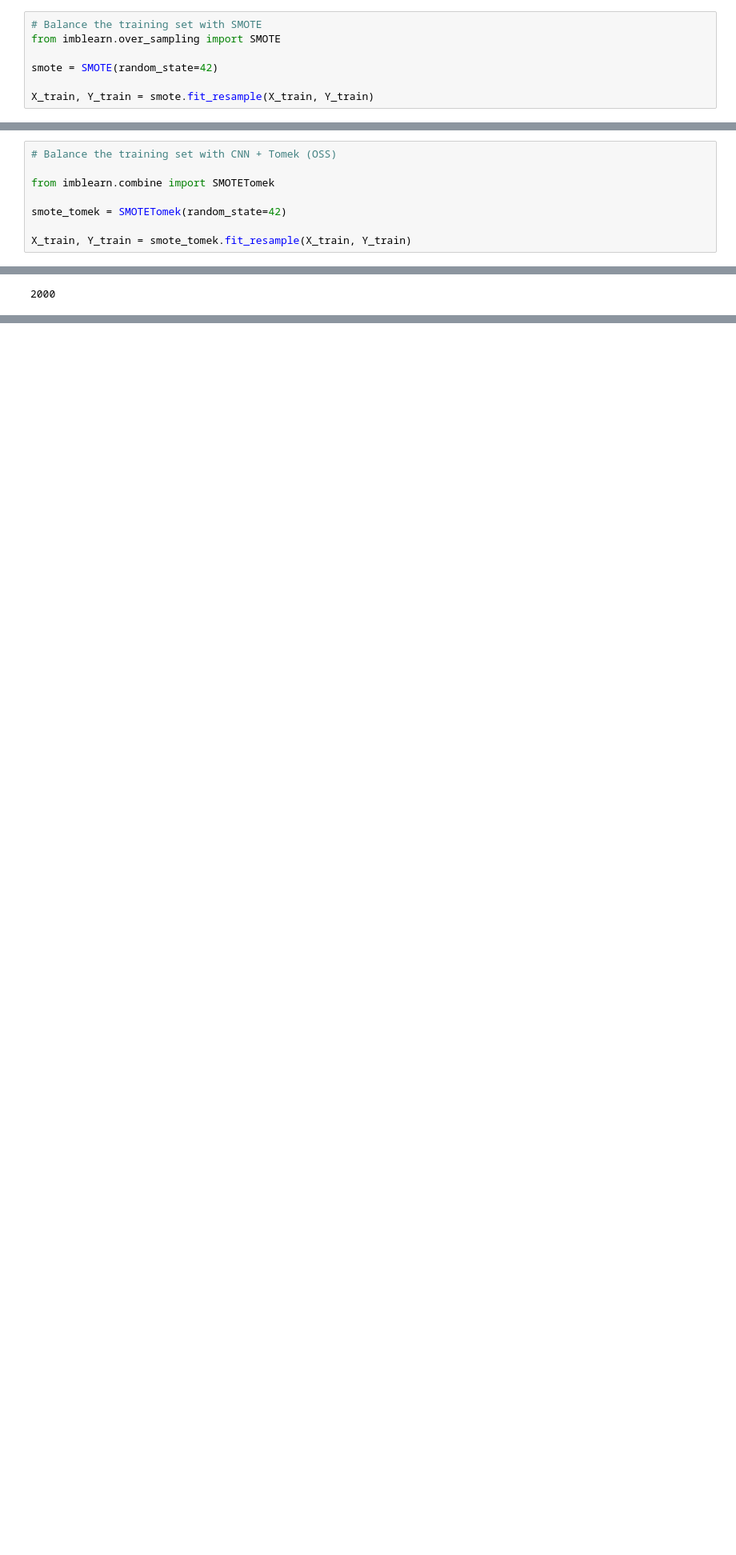
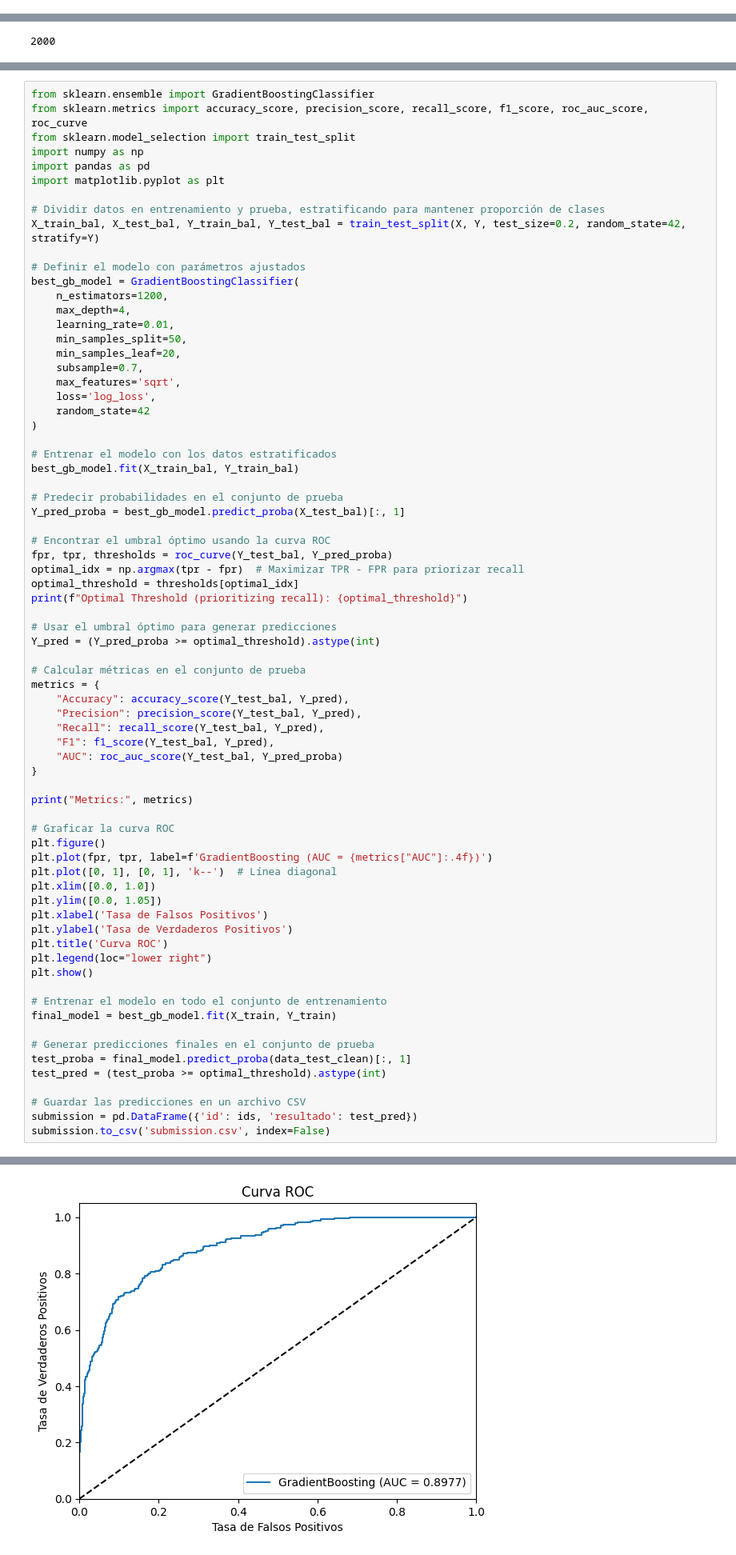
Before and after one commit to Estebans441/Churn-prediction, a Jupyter notebook: main.ipynb, the cells around one changed output, grey strips where cells are left out. Shown at 80% size. Cells and saved outputs as stored; diff of their text form; blank space fills up the shorter version.

Commit message:
:sparkles: Final Submission

```diff
--- a/main.ipynb
+++ b/main.ipynb
@@ -175,7 +170,0 @@ Name: proportion, dtype: float64
-# %%
-# Balance the training set with SMOTE
-from imblearn.over_sampling import SMOTE
-
-smote = SMOTE(random_state=42)
-
-X_train, Y_train = smote.fit_resample(X_train, Y_train)
@@ -184,11 +171,3 @@ X_train, Y_train = smote.fit_resample(X_train, Y_train)
-# %%
-# Balance the training set with CNN + Tomek (OSS)
-
-from imblearn.combine import SMOTETomek
-
-smote_tomek = SMOTETomek(random_state=42)
-
-X_train, Y_train = smote_tomek.fit_resample(X_train, Y_train)
 # %% [markdown]
 ### Modelos
 # %% [markdown]
@@ -1818,0 +450,73 @@ GradientBoosting Model AUC: 0.862209326873344
+# %%
+from sklearn.ensemble import GradientBoostingClassifier
+from sklearn.metrics import accuracy_score, precision_score, recall_score, f1_score, roc_auc_score, roc_curve
+from sklearn.model_selection import train_test_split
+import numpy as np
+import pandas as pd
+import matplotlib.pyplot as plt
+
+# Dividir datos en entrenamiento y prueba, estratificando para mantener proporción de clases
+X_train_bal, X_test_bal, Y_train_bal, Y_test_bal = train_test_split(X, Y, test_size=0.2, random_state=42, stratify=Y)
+
+# Definir el modelo con parámetros ajustados
+best_gb_model = GradientBoostingClassifier(
+    n_estimators=1200,
+    max_depth=4,
+    learning_rate=0.01,
+    min_samples_split=50,
+    min_samples_leaf=20,
+    subsample=0.7,
+    max_features='sqrt',
+    loss='log_loss',
+    random_state=42
+)
+
+# Entrenar el modelo con los datos estratificados
+best_gb_model.fit(X_train_bal, Y_train_bal)
+
+# Predecir probabilidades en el conjunto de prueba
+Y_pred_proba = best_gb_model.predict_proba(X_test_bal)[:, 1]
+
+# Encontrar el umbral óptimo usando la curva ROC
+fpr, tpr, thresholds = roc_curve(Y_test_bal, Y_pred_proba)
+optimal_idx = np.argmax(tpr - fpr)  # Maximizar TPR - FPR para priorizar recall
+optimal_threshold = thresholds[optimal_idx]
+print(f"Optimal Threshold (prioritizing recall): {optimal_threshold}")
+
+# Usar el umbral óptimo para generar predicciones
+Y_pred = (Y_pred_proba >= optimal_threshold).astype(int)
+
+# Calcular métricas en el conjunto de prueba
+metrics = {
+    "Accuracy": accuracy_score(Y_test_bal, Y_pred),
+    "Precision": precision_score(Y_test_bal, Y_pred),
+    "Recall": recall_score(Y_test_bal, Y_pred),
+    "F1": f1_score(Y_test_bal, Y_pred),
+    "AUC": roc_auc_score(Y_test_bal, Y_pred_proba)
+}
+
+print("Metrics:", metrics)
+
+# Graficar la curva ROC
+plt.figure()
+plt.plot(fpr, tpr, label=f'GradientBoosting (AUC = {metrics["AUC"]:.4f})')
+plt.plot([0, 1], [0, 1], 'k--')  # Línea diagonal
+plt.xlim([0.0, 1.0])
+plt.ylim([0.0, 1.05])
+plt.xlabel('Tasa de Falsos Positivos')
+plt.ylabel('Tasa de Verdaderos Positivos')
+plt.title('Curva ROC')
+plt.legend(loc="lower right")
+plt.show()
+
+# Entrenar el modelo en todo el conjunto de entrenamiento
+final_model = best_gb_model.fit(X_train, Y_train)
+
+# Generar predicciones finales en el conjunto de prueba
+test_proba = final_model.predict_proba(data_test_clean)[:, 1]
+test_pred = (test_proba >= optimal_threshold).astype(int)
+
+# Guardar las predicciones en un archivo CSV
+submission = pd.DataFrame({'id': ids, 'resultado': test_pred})
+submission.to_csv('submission.csv', index=False)
+# %% [output]
@@ -1819,3 +525,4 @@ GradientBoosting Model AUC: 0.862209326873344
+[figure, added]
 # %% [markdown]
 ## Evaluación del modelo
 # %%
```
Also changed, not shown: parts of 26 cells of this notebook, 1 other file.
